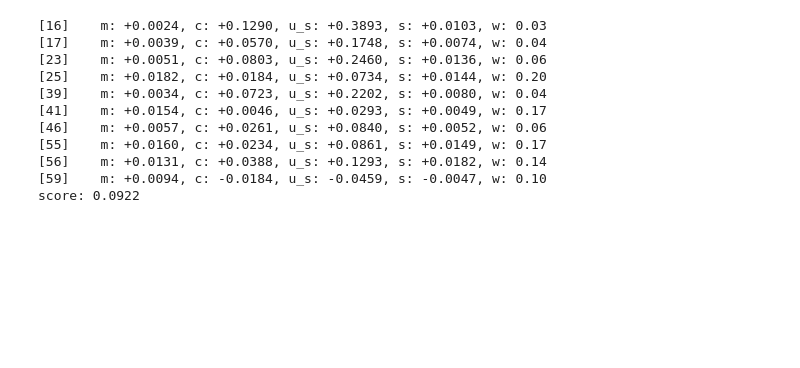
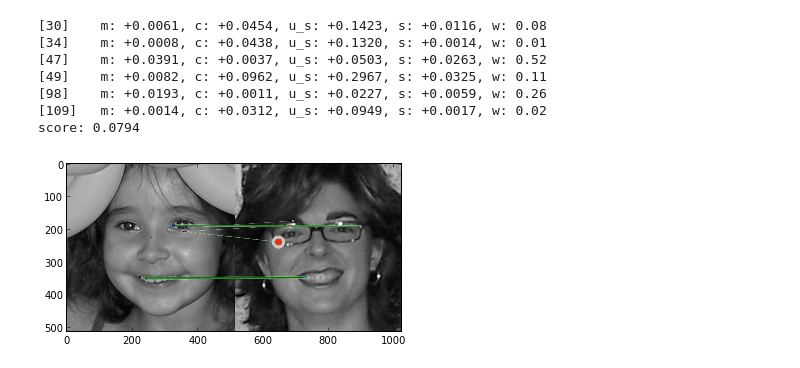
Before and after one commit to arnfred/Mirror-Match, a Jupyter notebook: code/cluster-match/Louvain.ipynb, the cells around one changed output. Drawn from its saved outputs; the diff is of its cells as text; code cells hidden in the pictures; blank space fills up the shorter version.

```diff
--- a/code/cluster-match/Louvain.ipynb
+++ b/code/cluster-match/Louvain.ipynb
@@ -81,19 +89,19 @@ cluster.showOnImages(connected_cluster, images, p)
 # %%
-scores = cluster.scoreAll(connected_light, p, len(t))
+scores, partition_indices = cluster.scoreAll(connected_light, p, nb_clusters, verbose=True)
 if (len(scores) > 2) : print("score: %0.4f" % (sum(scores)))
 else : print("Can't match images based on 2 or less traits")
 # %% [output]
-[16]    m: +0.0024, c: +0.1290, u_s: +0.3893, s: +0.0103, w: 0.03
-[17]    m: +0.0039, c: +0.0570, u_s: +0.1748, s: +0.0074, w: 0.04
-[23]    m: +0.0051, c: +0.0803, u_s: +0.2460, s: +0.0136, w: 0.06
-[25]    m: +0.0182, c: +0.0184, u_s: +0.0734, s: +0.0144, w: 0.20
-[39]    m: +0.0034, c: +0.0723, u_s: +0.2202, s: +0.0080, w: 0.04
-[41]    m: +0.0154, c: +0.0046, u_s: +0.0293, s: +0.0049, w: 0.17
-[46]    m: +0.0057, c: +0.0261, u_s: +0.0840, s: +0.0052, w: 0.06
-[55]    m: +0.0160, c: +0.0234, u_s: +0.0861, s: +0.0149, w: 0.17
-[56]    m: +0.0131, c: +0.0388, u_s: +0.1293, s: +0.0182, w: 0.14
-[59]    m: +0.0094, c: -0.0184, u_s: -0.0459, s: -0.0047, w: 0.10
-score: 0.0922
+[30]    m: +0.0061, c: +0.0454, u_s: +0.1423, s: +0.0116, w: 0.08
+[34]    m: +0.0008, c: +0.0438, u_s: +0.1320, s: +0.0014, w: 0.01
+[47]    m: +0.0391, c: +0.0037, u_s: +0.0503, s: +0.0263, w: 0.52
+[49]    m: +0.0082, c: +0.0962, u_s: +0.2967, s: +0.0325, w: 0.11
+[98]    m: +0.0193, c: +0.0011, u_s: +0.0227, s: +0.0059, w: 0.26
+[109]   m: +0.0014, c: +0.0312, u_s: +0.0949, s: +0.0017, w: 0.02
+score: 0.0794
+# %%
+display.trait_graph(connected_light, p, partition_indices, scores, images)
+# %% [output]
+[figure, added]
 # %%
 %load_ext autoreload
 %autoreload 2
```
Also changed, not shown: parts of 10 cells of this notebook, 5 other files.
